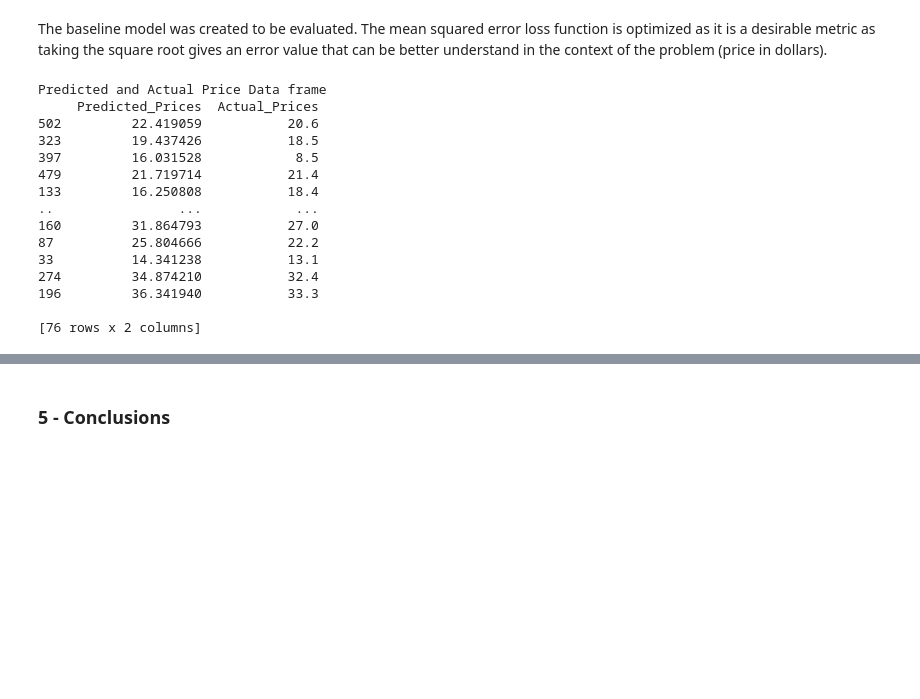
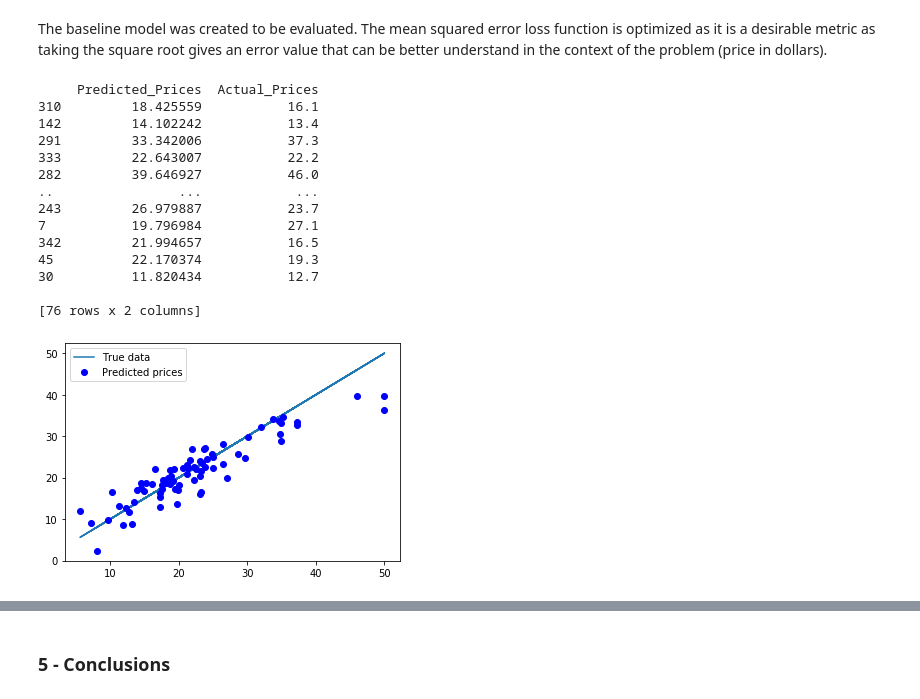
Before and after one commit to npradaschnor/machine-learning-project, a Jupyter notebook: Boston_House_Dataset.ipynb, the cells around one changed output, grey strips where cells are left out. Drawn from its saved outputs; the diff is of its cells as text; code cells hidden in the pictures; blank space fills up the shorter version.

```diff
--- a/Boston_House_Dataset.ipynb
+++ b/Boston_House_Dataset.ipynb
@@ -529,6 +543,8 @@ plt.show()
 # %% [markdown]
 The baseline model was created to be evaluated. The mean squared error loss function is optimized as it is a desirable metric as taking the square root gives an error value that can be better understand in the context of the problem (price in dollars).
 # %%
+#Check the predicted price and the actual prices using the linear regression model
+
 linear_model = LinearRegression()
 
 linear_model.fit(i_train, p_train)
@@ -537,24 +553,29 @@ predicted_house_price = linear_model.predict(i_test)
 
 predicted_dataframe = pd.DataFrame(
     {"Predicted_Prices": predicted_house_price, "Actual_Prices": p_test})
-print("Predicted and Actual Price Data frame")
 print(predicted_dataframe)
 # %% [output]
-Predicted and Actual Price Data frame
      Predicted_Prices  Actual_Prices
-502         22.419059           20.6
-323         19.437426           18.5
-397         16.031528            8.5
-479         21.719714           21.4
-133         16.250808           18.4
+310         18.425559           16.1
+142         14.102242           13.4
+291         33.342006           37.3
+333         22.643007           22.2
+282         39.646927           46.0
 ..                ...            ...
-160         31.864793           27.0
-87          25.804666           22.2
-33          14.341238           13.1
-274         34.874210           32.4
-196         36.341940           33.3
+243         26.979887           23.7
+7           19.796984           27.1
+342         21.994657           16.5
+45          22.170374           19.3
+30          11.820434           12.7
 
 [76 rows x 2 columns]
+# %%
+plt.plot(p_test, p_test, label='True data')
+plt.plot(p_test, predicted_house_price, 'bo', label='Predicted prices')
+plt.legend()
+plt.show()
+# %% [output]
+[figure, added]
 # %%
 predictions_i = model.predict(i_test)
 predictions_i
```
Also changed, not shown: parts of 18 cells of this notebook.
